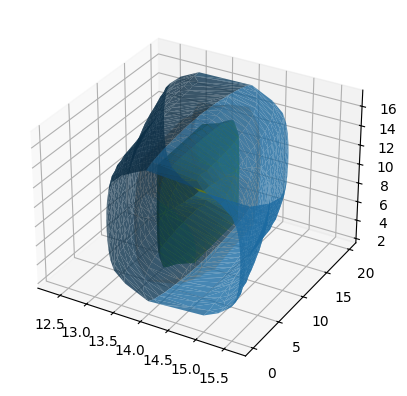
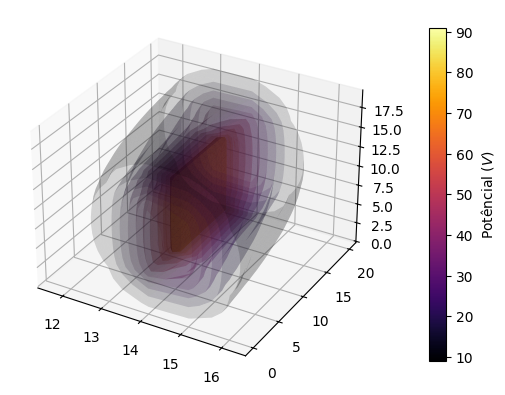
Code edit (unified diff) that turned the first committed figure into the second:
--- before
+++ after
@@ -4,22 +4,33 @@
 y_array = np.linspace(0,C_malha,N)
 z_array = np.linspace(0,H_malha,N)
-X,Y,Z = np.meshgrid(x_array, y_array, z_array)
+X,Y,Z = np.meshgrid(x_array, y_array, z_array, indexing = 'ij')
 
-N_superficies = 5
-levels = np.linspace(np.min(V),np.max(V),N_superficies)[1:-1]
+N_superficies = 10
+levels = np.linspace(np.min(V),np.max(V),N_superficies + 2)[1:-1]
 
 fig = plt.figure()
 ax = fig.add_subplot(projection = '3d')
+norm = colors.Normalize(vmin = np.min(levels), vmax = np.max(levels))
+cmap = cm.inferno
 
+i = 0
 for lvl in levels:
-    if (lvl == levels[-1] or lvl == levels[0]):
-        a = 0.8
+    if (lvl == levels[-1]):
+        a = 1
     else:
-        a = 0.2
+        a = 0.15
     verts, faces, _, _ = measure.marching_cubes(V, level = lvl)
     ax.plot_trisurf(
         verts[:,0], verts[:,1], faces, verts[:,2],
-        alpha = a
+        alpha = a,
+        color = cmap(i)
     )
+    i += 1 / N_superficies
+
+sm = cm.ScalarMappable(cmap = cmap, norm = norm)
+sm.set_array([])
+fig.colorbar(sm, ax = ax, shrink = 0.9, aspect = 20, pad = 0.1, label = r'Potêncial ($V$)')
 
 plt.show()
+
+print("\33[1mTensão entre as placas: %d V.\33[0m" %(V0))

Commit: Add files via upload